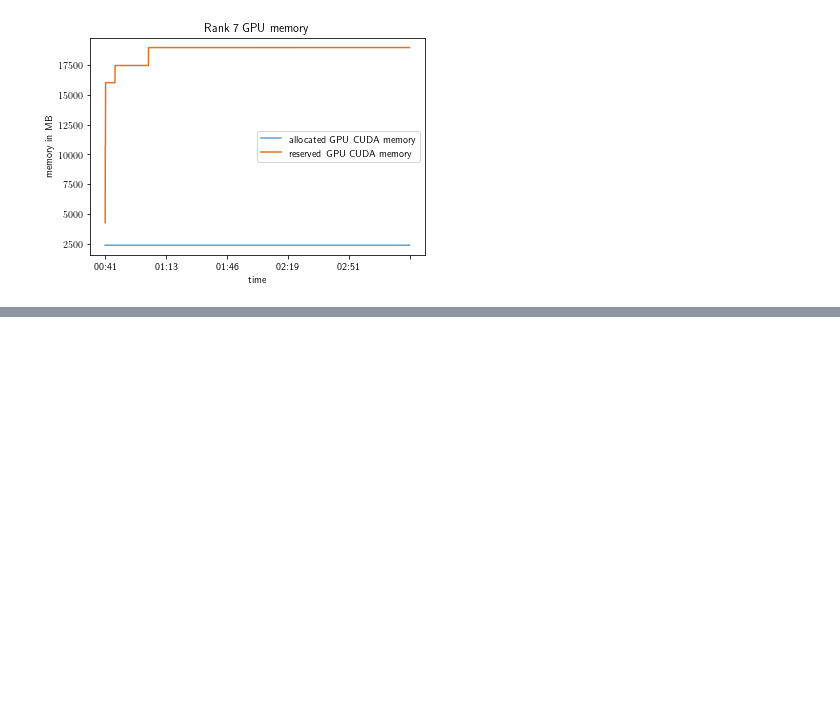
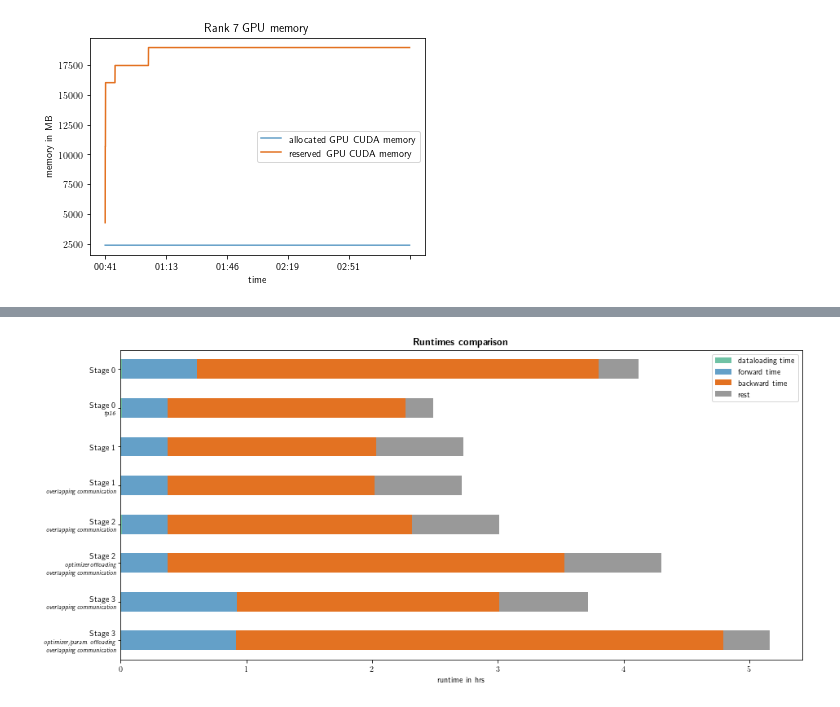
Before and after one commit to TUM-DI-Lab-Graph-Scaling/evaluation, a Jupyter notebook: visualization_gemnet-xl_batch_size_2.ipynb, the cells around one changed output, grey strips where cells are left out. Cells and saved outputs as stored; diff of their text form; code cells hidden in the pictures; blank space fills up the shorter version.

```diff
--- a/visualization_cuda_memory.ipynb
+++ b/visualization_gemnet-xl_batch_size_2.ipynb
@@ -273,0 +131,14 @@ def plot_cuda_memory_along_runs(
+# %%
+yticks = [
+    "Stage 0",
+    "Stage 0\n" + r"\scriptsize \textit{fp16}",
+    "Stage 1",
+    "Stage 1\n" + r"\scriptsize \textit{overlapping communication}",
+    "Stage 2\n" + r"\scriptsize \textit{overlapping communication}",
+    "Stage 2\n" + r"\scriptsize \textit{optimizer offloading}" + "\n" + r"\scriptsize \textit{overlapping communication}",
+    "Stage 3\n" + r"\scriptsize \textit{overlapping communication}",
+    "Stage 3\n" + r"\scriptsize \textit{optimizer/param. offloading}" + "\n" + r"\scriptsize \textit{overlapping communication}"
+]
+runtimes.compare_plot(yticks=yticks)
+# %% [output]
+[figure, added]
```
Also changed, not shown: parts of 26 cells of this notebook, 4 other files.
